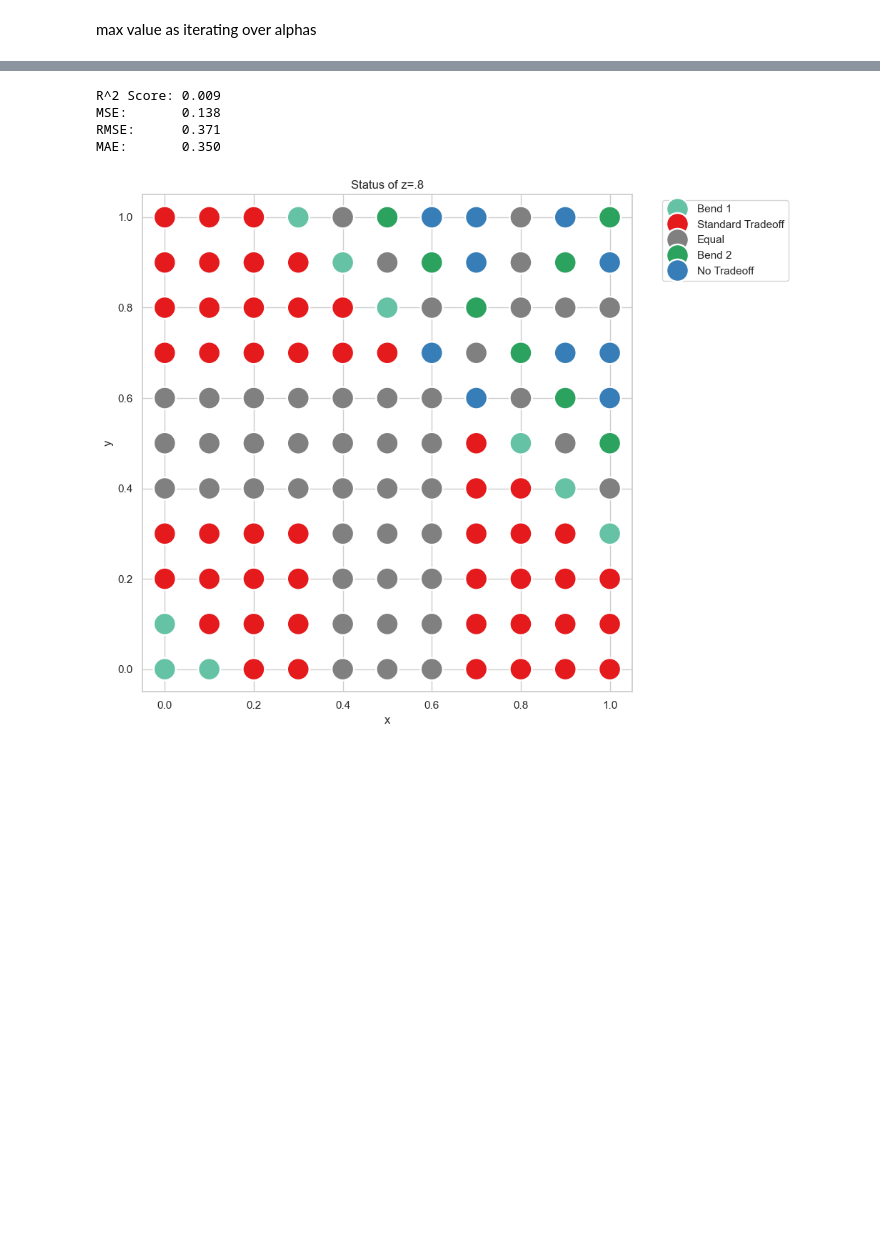
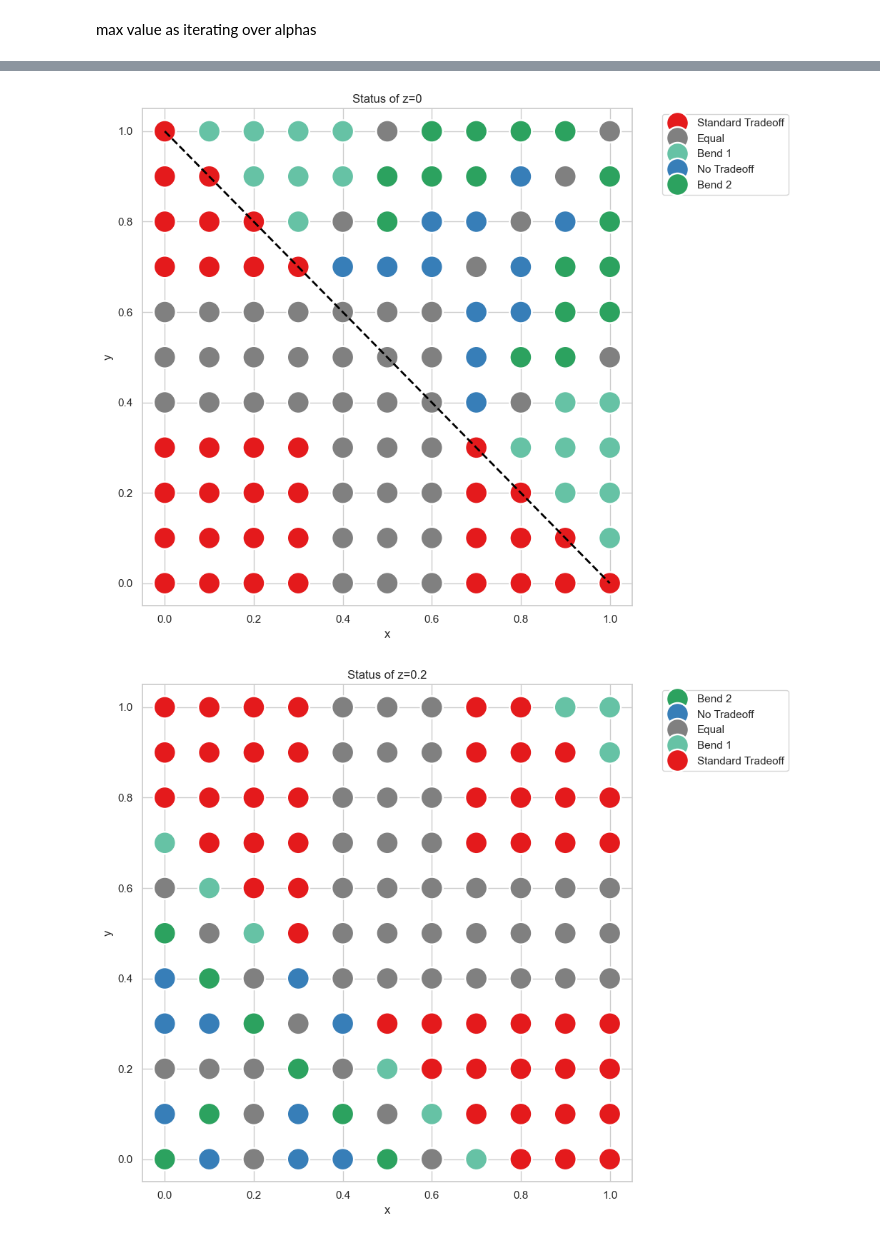
Before and after one commit to tanhl30/FYP, a Jupyter notebook: topic_2..ipynb, the cells around one changed output, grey strips where cells are left out. Saved outputs shown, nothing was run; the diff lists cells and outputs as text; code cells hidden in the pictures; blank space fills up the shorter version.

```diff
--- a/topic_2..ipynb
+++ b/topic_2..ipynb
@@ -144,25 +112,3 @@ Polynomial intercept: 0.43407960199004986
-# %%
-from sklearn.linear_model import LinearRegression
-from sklearn.metrics import r2_score, mean_squared_error, mean_absolute_error
-predictions = model.predict(X_poly)
-# 1) R^2 Score
-r2 = model.score(X_poly, bend1['z'])  # or use r2_score(Z, predictions)
-# 2) Mean Squared Error
-mse = mean_squared_error(bend1['z'], predictions)
-# 3) Root Mean Squared Error
-rmse = np.sqrt(mse)
-# 4) Mean Absolute Error
-mae = mean_absolute_error(bend1['z'], predictions)
-
-print(f"R^2 Score: {r2:.3f}")
-print(f"MSE:       {mse:.3f}")
-print(f"RMSE:      {rmse:.3f}")
-print(f"MAE:       {mae:.3f}")
-# %% [output]
-R^2 Score: 0.009
-MSE:       0.138
-RMSE:      0.371
-MAE:       0.350
 # %%
 import plotly.express as px
 
@@ -182,11 +128,57 @@ fig = px.scatter_3d(
 )
 
 fig.show()
+# %%
+import seaborn as sns
+sns.set_theme(style="whitegrid")
+
+df_custom = df[df['z']==1]
+
+custom_cl  = {
+    "Bend 1":      "#66c2a5",  # Greenish
+    "Bend 2":      "#2ca25f",  # A slightly darker/lighter green to distinguish from Bend 1
+    "Equal":       "#808080",  # Gray
+    "Standard Tradeoff": "#e41a1c",  # Strong red
+    "No Tradeoff": "#377eb8"   # Strong blue
+}
+
+# Increase the figure size
+plt.figure(figsize=(10, 8))
+
+sns.scatterplot(
+    data=df_custom,
+    x='x',
+    y='y',
+    hue='status',
+    palette=custom_cl,         # different marker shapes per status
+    s=500,                   # marker size
+)
+
+plt.legend(bbox_to_anchor=(1.05, 1), loc='upper left')
+plt.title('Status of z=0')
+plt.tight_layout()
+
+x_vals = np.linspace(0, 1, 100)
+
+valid_x = [x for x in x_vals if 0 <= 1 - x <= 1]
+if valid_x:
+    plt.plot(valid_x, [1 - x for x in valid_x], linestyle='--', color='black', linewidth=2)
+
+# valid_x2 = [x for x in x_vals if 0 <= 1.7 - x <= 1]
+# if valid_x2:
+#     plt.plot(valid_x2, [1.7 - x for x in valid_x2], linestyle='--', color='black', linewidth=2)
+
+# y_vals = np.clip(1 - x_vals, 0, 1)
+# plt.plot(x_vals, y_vals, linestyle='--', color='black', linewidth=2, label=r'$y = 1 - x$')
+
+
+plt.show()
+# %% [output]
+[figure, added]
 # %%
-import seaborn as sns
 sns.set_theme(style="whitegrid")
 
-df_custom = df[df['z']==.8]
+df_custom = df[df['z']==0]
 
 custom_cl  = {
     "Bend 1":      "#66c2a5",  # Greenish
@@ -209,8 +201,8 @@ sns.scatterplot(
 )
 
 plt.legend(bbox_to_anchor=(1.05, 1), loc='upper left')
-plt.title('Status of z=.8')
+plt.title('Status of z=0.2')
 plt.tight_layout()
 plt.show()
 # %% [output]
-[figure, old version]
+[figure, new version]
```
Also changed, not shown: parts of 3 cells of this notebook, 2 other files.
